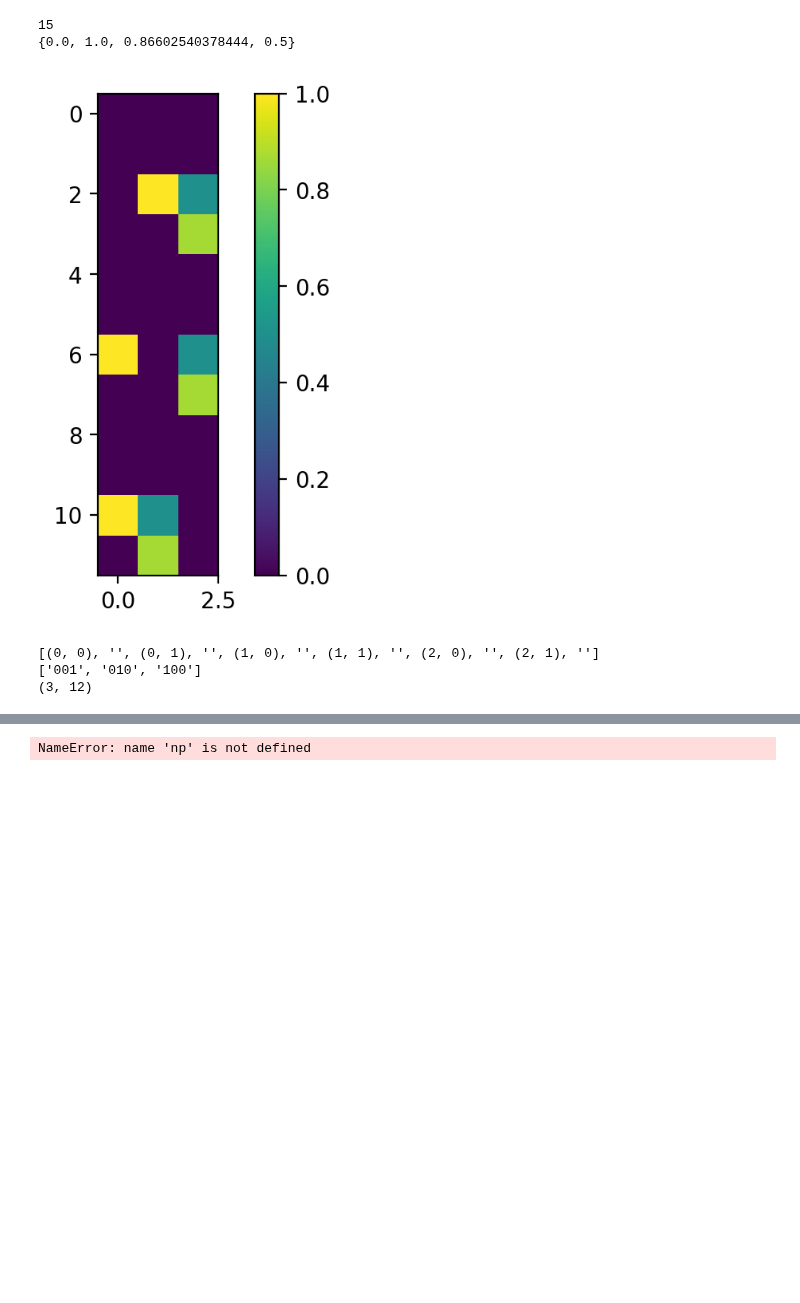
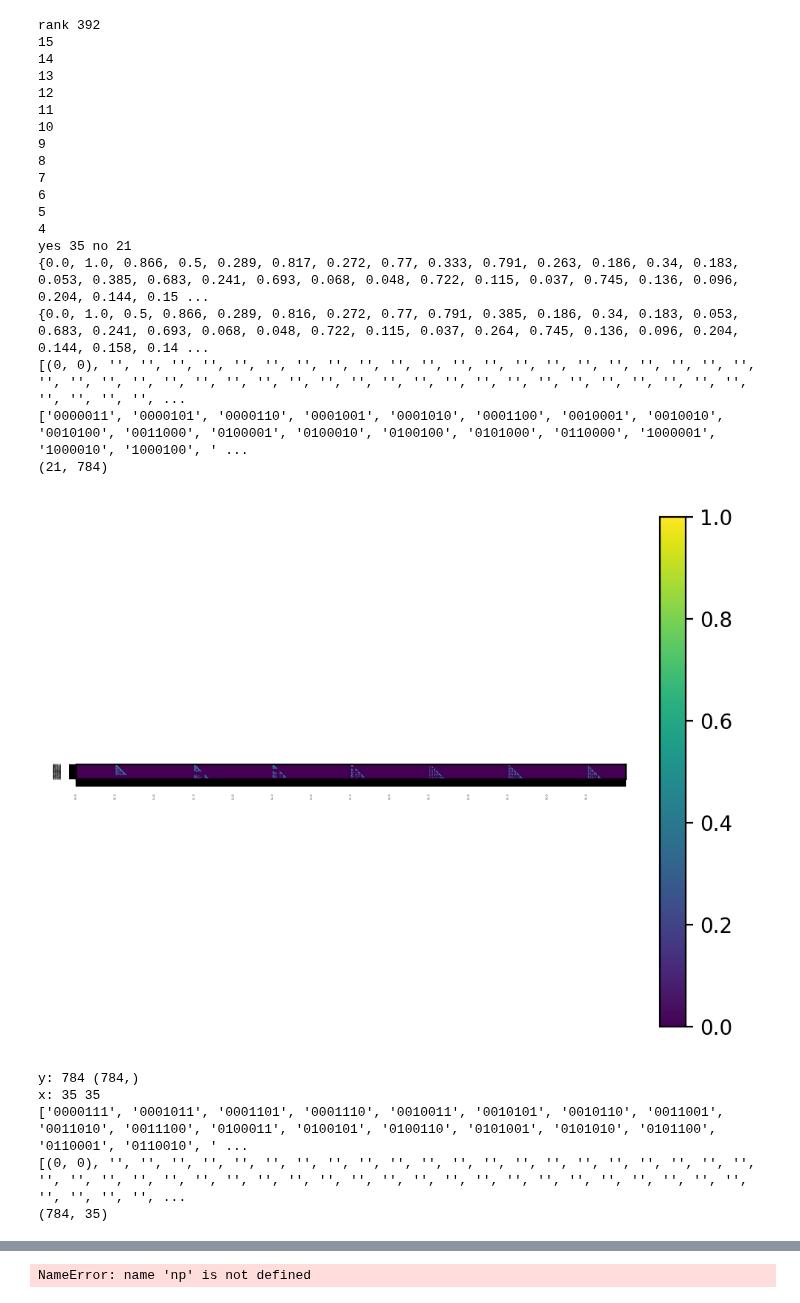
Before and after one commit to blake-holman/ED_Adversaries, a Jupyter notebook: Span.ipynb, the cells around one changed output, grey strips where cells are left out. Drawn from its saved outputs; the diff is of its cells as text; code cells hidden in the pictures; blank space fills up the shorter version.

Commit message:
span

```diff
--- a/Span.ipynb
+++ b/Span.ipynb
@@ -56,8 +56,10 @@ class SpanProgram():
         for i in self.ordered_I:
             y_ticks.append(i)
             y_ticks += [''] * (len(self.I_dict[i])-1)
-        print(y_ticks)
-        visualize(np.array(self.witnesses), ([ to_str(yes) for yes in self.problem.yes_instances], y_ticks))
+        print('y:',len(y_ticks), self.witnesses[0].shape)
+        print('x:',len(self.problem.yes_instances), len(self.witnesses))
+
+        visualize(np.array(self.witnesses).T, ([ to_str(yes) for yes in self.problem.yes_instances], y_ticks))
 # %%
 def rand_function(n, alpha='01'):
     yes = []
@@ -69,7 +71,7 @@ def rand_function(n, alpha='01'):
             no.append(s)
     return Problem(no, yes)
 # %%
-prob = threshold_k(3, 2)
+prob = threshold_k(7, 3)
 print(prob)
-v, X = span_solver(prob, {'solver': 'SCS', 'verbose': True})
+v, X = span_solver(prob, {'solver': 'SCS', 'verbose': True}, 'min_trace')
 # %% [output]
@@ -100,14 +102,14 @@ def get_cholesky_fact(A, eps_pow=15):
         except:
             pass
 def decompose_cholesky(L, problem):
-    # print(problem.no_len)
+    # print(problem.no_len)?
     partials = []
     for i in range(problem.n):
         full_partial = L[i * problem.len: (i+1)* problem.len, i * problem.len: (i+1)* problem.len]
         nonzero_columns = []
         for j in range(full_partial.shape[1]):
             v = full_partial[:, j]
-            if np.linalg.norm(v) > 10**-6:
+            if np.linalg.norm(v) > 10**-3:
                 # print('j', j)
                 nonzero_columns.append(v)
         partials.append(np.array(nonzero_columns).T)
@@ -133,41 +135,72 @@ def span_from_decomp(partials, problem):
             if yes[j] != b:
                 num_zeros = np.sum(v.shape[0] for v in vects)
                 w += [0] * partials[j].shape[1]
             else:
                 w += list(partials[j][problem.no_len + yes_index, :])
         # print(w)
         witnesses.append(np.array(w))
 
     return SpanProgram(problem, I, witnesses)
 
-X2 = np.round(X, 4)
+X2 = np.round(X, 8)
+print('rank', np.linalg.matrix_rank(X2))
 # print(X)
 L = get_cholesky_fact(X2)
+# U, S, V = np.linalg.svd(L)
+# plt.imshow(L)
+# plt.show()
+# plt.imshow(U)
+# plt.show()
+# plt.imshow(V)
+# plt.show()
 partials = decompose_cholesky(L.T, prob)
 # print(partials[0].shape)
 # plt.imshow(L.T)
+# plt.show()
 # plt.show()
 # print(sp.A)
 # for partial in partials:
     # plt.imshow(partial)
     # plt.colorbar()
     # plt.show()
 # plt.imshow()
 sp = span_from_decomp(partials, prob)
+print('yes', prob.yes_len,'no',  prob.no_len)
 # plt.imshow()
-print(set(sp.A.flatten()))
-plt.imshow(np.array(sp.witnesses).T)
-plt.colorbar()
-plt.show()
+print(set(1/np.max(sp.A) * sp.A.flatten()))
+print(set(1/np.max(np.array(sp.witnesses).flatten()) *np.array(sp.witnesses).flatten()))
+# plt.imshow(np.array(sp.witnesses).T)
+# plt.colorbar()kk
+# plt.show()
 sp.visualize_A()
 sp.visualize_witnesses()
-print(np.array(sp.witnesses).T)
+print(sp.A@sp.witnesses[-1].T)
+# print(np.array(sp.witnesses).T)
 # plt.imshow(np.array(sp.witnesses) - sp.A)
 # plt.colorbar()
 # %% [output]
+rank 392
 15
-{0.0, 1.0, 0.86602540378444, 0.5}
+14
+13
+12
+11
+10
+9
+8
+7
+6
+5
+4
+yes 35 no 21
+{0.0, 1.0, 0.866, 0.5, 0.289, 0.817, 0.272, 0.77, 0.333, 0.791, 0.263, 0.186, 0.34, 0.183, 0.053, 0.385, 0.683, 0.241, 0.693, 0.068, 0.048, 0.722, 0.115, 0.037, 0.745, 0.136, 0.096, 0.204, 0.144, 0.15 ...
+{0.0, 1.0, 0.5, 0.866, 0.289, 0.816, 0.272, 0.77, 0.791, 0.385, 0.186, 0.34, 0.183, 0.053, 0.683, 0.241, 0.693, 0.068, 0.048, 0.722, 0.115, 0.037, 0.264, 0.745, 0.136, 0.096, 0.204, 0.144, 0.158, 0.14 ...
+[(0, 0), '', '', '', '', '', '', '', '', '', '', '', '', '', '', '', '', '', '', '', '', '', '', '', '', '', '', '', '', '', '', '', '', '', '', '', '', '', '', '', '', '', '', '', '', '', '', '', '', ...
+['0000011', '0000101', '0000110', '0001001', '0001010', '0001100', '0010001', '0010010', '0010100', '0011000', '0100001', '0100010', '0100100', '0101000', '0110000', '1000001', '1000010', '1000100', ' ...
+(21, 784)
-[figure, old version]
+[figure, new version]
-[(0, 0), '', (0, 1), '', (1, 0), '', (1, 1), '', (2, 0), '', (2, 1), '']
-['001', '010', '100']
-(3, 12)
+y: 784 (784,)
+x: 35 35
+['0000111', '0001011', '0001101', '0001110', '0010011', '0010101', '0010110', '0011001', '0011010', '0011100', '0100011', '0100101', '0100110', '0101001', '0101010', '0101100', '0110001', '0110010', ' ...
+[(0, 0), '', '', '', '', '', '', '', '', '', '', '', '', '', '', '', '', '', '', '', '', '', '', '', '', '', '', '', '', '', '', '', '', '', '', '', '', '', '', '', '', '', '', '', '', '', '', '', '', ...
+(784, 35)
```
Also changed, not shown: parts of 4 cells of this notebook, 3 other files.
